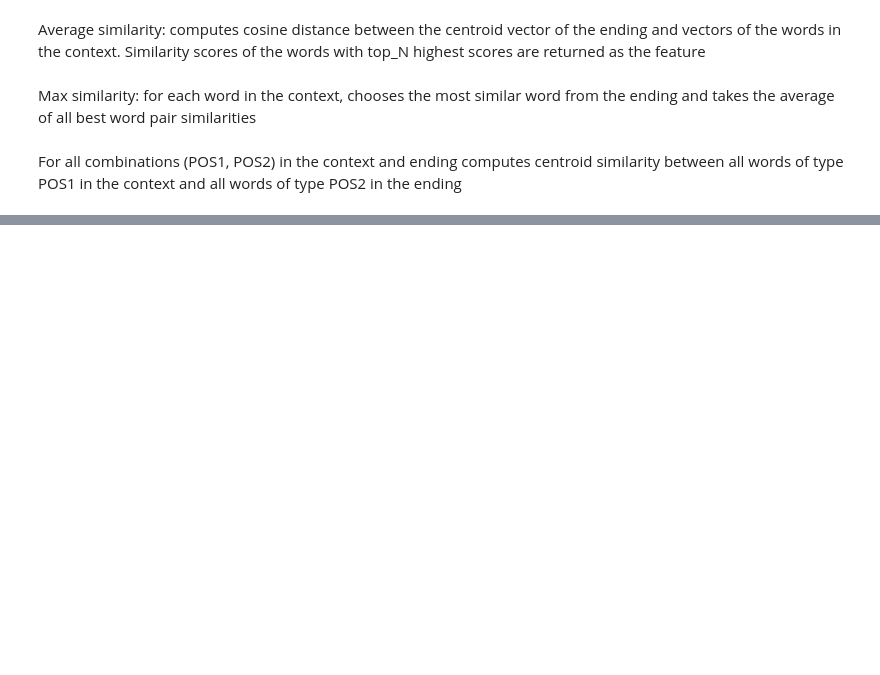
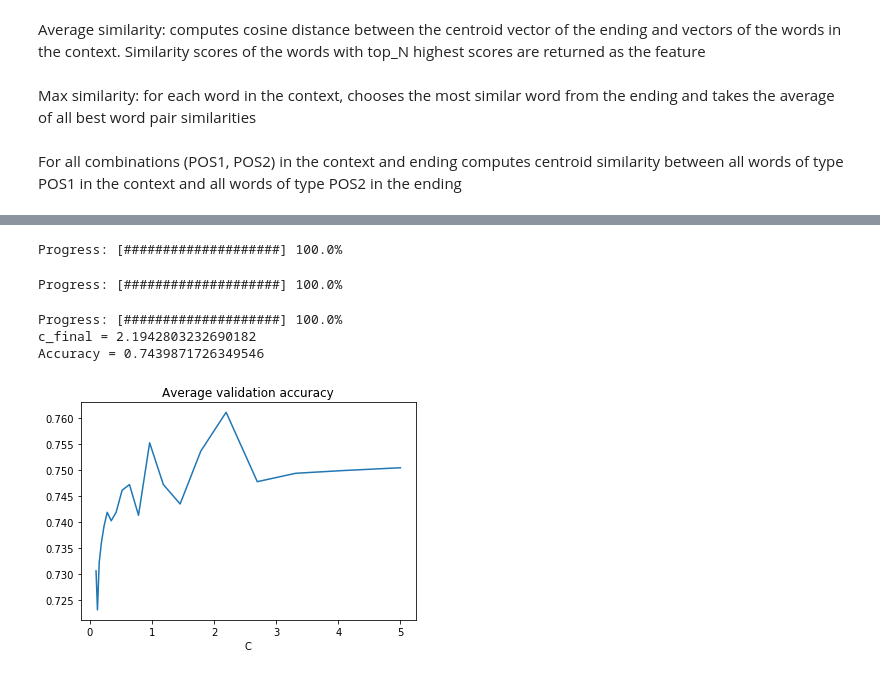
Before and after one commit to marbucek/story_cloze, a Jupyter notebook: story_cloze_task.ipynb, the cells around one changed output, grey strips where cells are left out. Drawn from its saved outputs; the diff is of its cells as text; code cells hidden in the pictures; blank space fills up the shorter version.

```diff
--- a/story_cloze_task.ipynb
+++ b/story_cloze_task.ipynb
@@ -150,0 +199,11 @@ Accuracy = 0.7140566541956174
+# %%
+from skipThoughts import encoder_manager, configuration
+
+encoder_bi = encoder_manager.EncoderManager()
+encoder_bi.load_model(configuration.model_config(bidirectional_encoder=True),
+                        vocabulary_file='data/skipThoughts/bi/vocab.txt',
+                        embedding_matrix_file='data/skipThoughts/bi/embeddings.npy',
+                        checkpoint_path='data/skipThoughts/bi/model.ckpt-500008')
+
+encoded = encoder_bi.encode(['Today I cycled to the office'])
+print(encoded.shape)
@@ -150,0 +220,38 @@ Accuracy = 0.7140566541956174
+# %%
+def st_features(story):
+    st_ctx = encoder_bi.encode(story['ctx'])
+    st_end = encoder_bi.encode([story['end']]).flatten()
+    centroid_ctx = np.mean(st_ctx, axis = 0)
+    features = np.concatenate([centroid_ctx, st_end], axis = 0)
+    similarities = np.array([cosine(st_vector, st_end) for st_vector in st_ctx])
+    return np.concatenate([features, similarities], axis = 0)
+
+def get_st_features(stories):
+    X = []
+    for i, item in enumerate(stories):
+        story = {}; features = []
+        for end in item['ends']:
+            story['ctx'] = item['ctx']
+            story['end'] = end
+            X_story = st_features(story)
+            features.append(X_story)
+        X.append(np.stack(features))
+        update_progress(i/(len(stories) - 1))
+    return np.stack(X)
+# %%
+X_st = get_st_features(stories)
+X_final = np.concatenate([X, X_st], axis = -1)
+# %% [output]
+Progress: [####################] 100.0%
+# %%
+Xts_st = get_st_features(stories_tst)
+Xts_final = np.concatenate([Xts, Xts_st], axis = -1)
+# %% [output]
+Progress: [####################] 100.0%
+# %%
+cv_and_test(X_final, Xts_final)
+# %% [output]
+Progress: [####################] 100.0%
+c_final = 2.1942803232690182
+Accuracy = 0.7439871726349546
+[figure, added]
```
Also changed, not shown: parts of 8 cells of this notebook.
